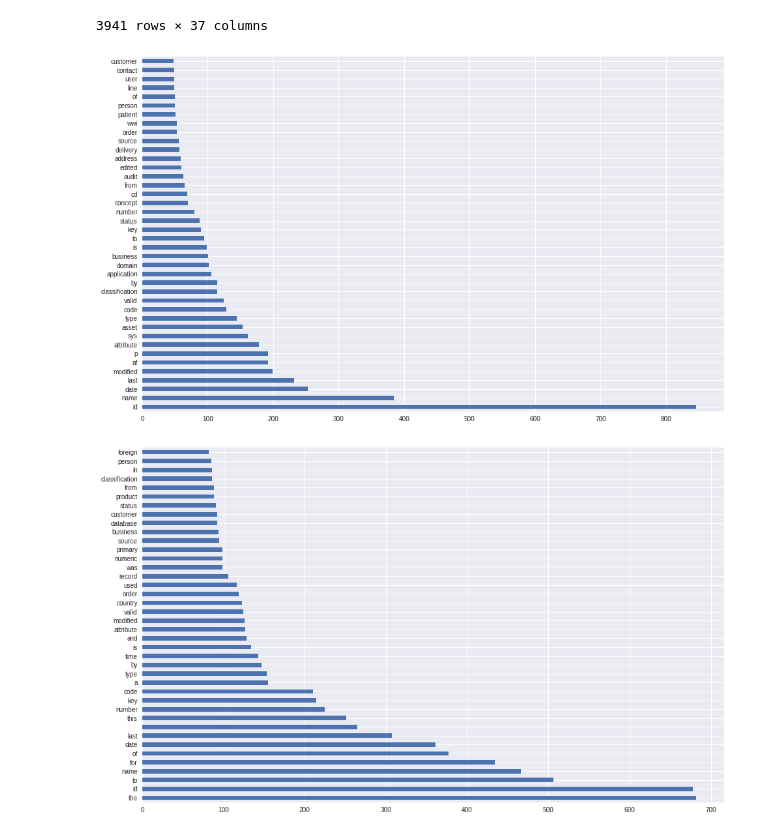
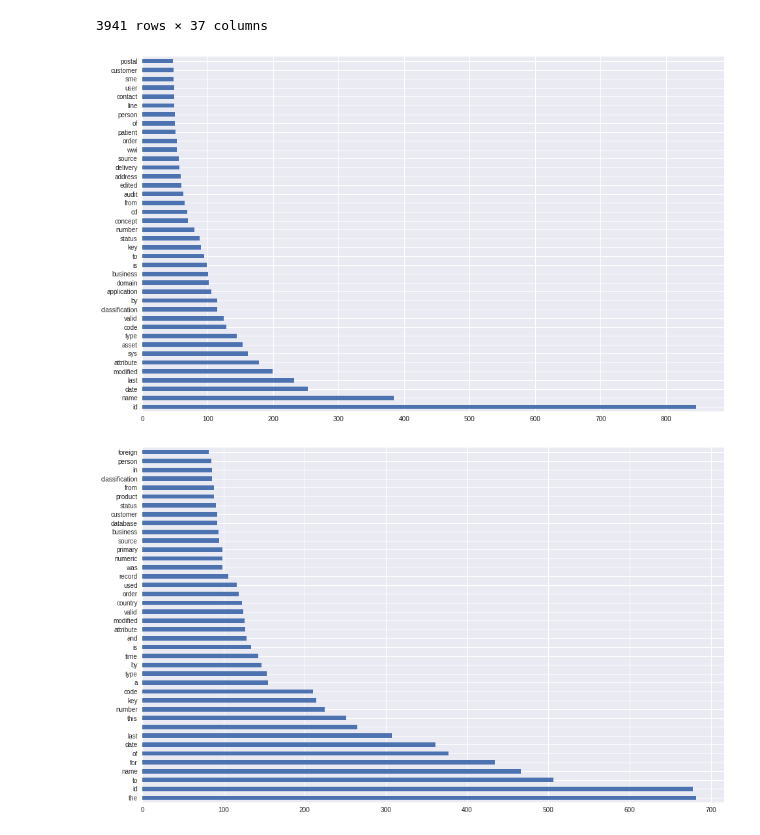
Before and after one commit to mmonch/Sidecar_Project, a Jupyter notebook: notebooks/Sidecar_Project_EDA.ipynb, the cells around one changed output. Drawn from its saved outputs; the diff is of its cells as text; code cells hidden in the pictures.

```diff
--- a/notebooks/Sidecar_Project_EDA.ipynb
+++ b/notebooks/Sidecar_Project_EDA.ipynb
@@ -405,13 +379,13 @@ data["prep_business_data"]= pre_process_text(data["Attribute_Technical_Name"])
 # %%
-prep_tech_data = pre_process_text(data["Attribute_Technical_Name"])
+prep_tech_data = pre_process_text(data_no_paf["Attribute_Technical_Name"])
 tech_word_list = sum(prep_tech_data, [])
 tech_word_series = pd.Series(tech_word_list)
 tech_word_series.value_counts()[:40].plot(kind="barh")
 fig = plt.gcf()
 fig.set_size_inches(16,10)
 plt.show()
 # %% [output]
-[figure, old version]
+[figure, new version]
 # %%
 prep_business_data= pre_process_text(data_no_paf["Attribute_Business_Name"])
 business_word_list = sum(prep_business_data, [])
```
Also changed, not shown: parts of 23 cells of this notebook.
